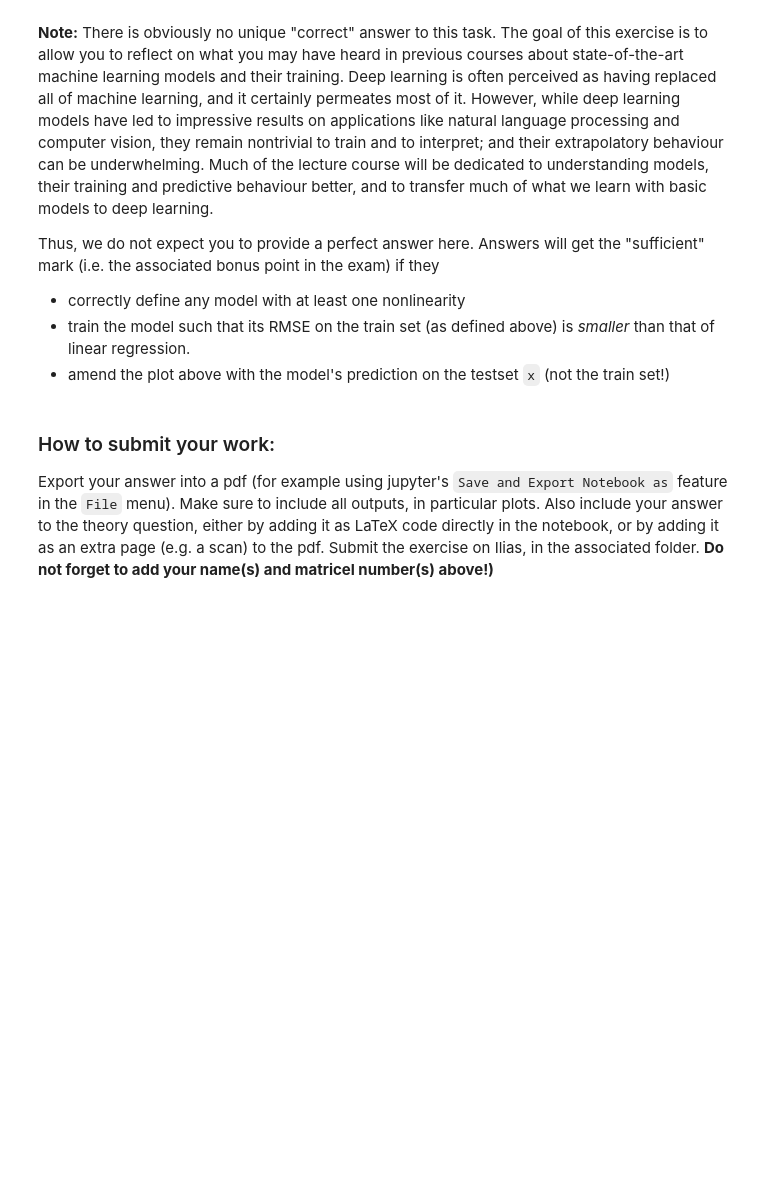
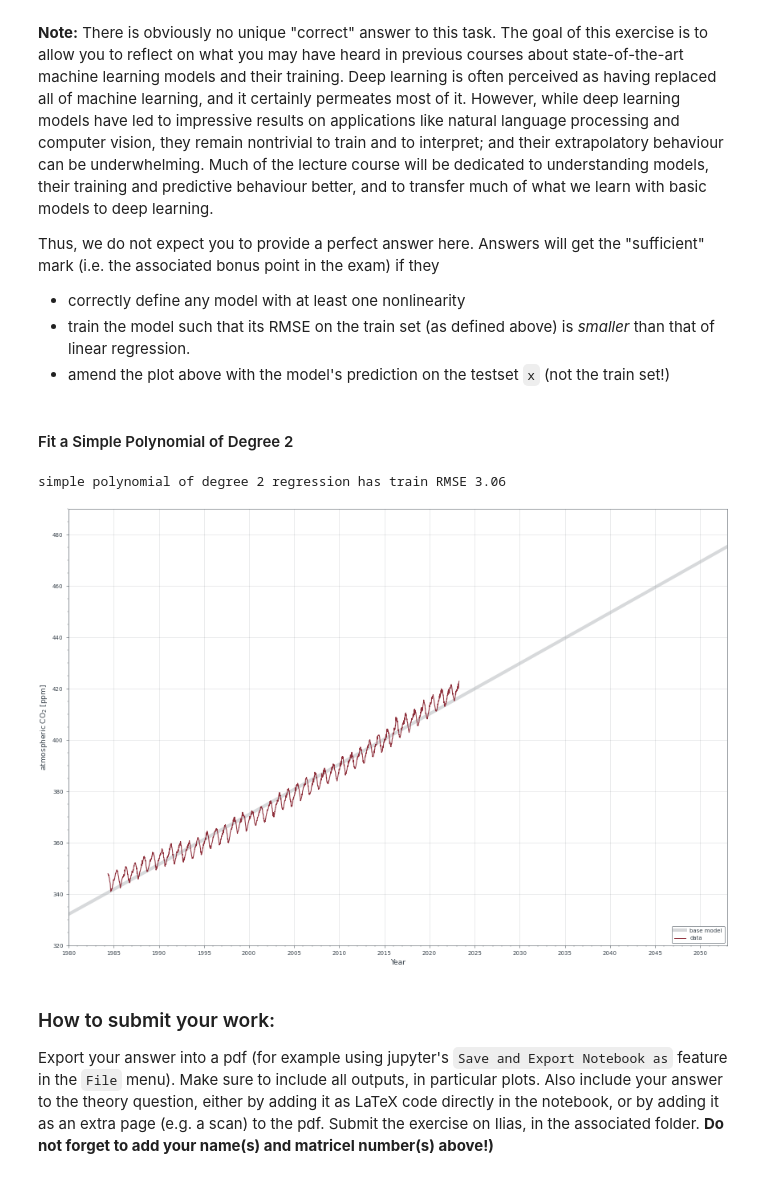
Before and after one commit to Bozcomlekci/PML, a Jupyter notebook: Ex01.ipynb, the cells around one changed output. Saved outputs shown, nothing was run; the diff lists cells and outputs as text; code cells hidden in the pictures; blank space fills up the shorter version.

Commit message:
Polynomial of  degree 2

```diff
--- a/Ex01.ipynb
+++ b/Ex01.ipynb
@@ -158,3 +156,36 @@ Thus, we do not expect you to provide a perfect answer here. Answers will get th
+# %% [markdown]
+#### Fit a Simple Polynomial of Degree 2
+# %%
+# Fit a polynomial of degree 2 to the X data.
+phi = jnp.stack([jnp.ones(len(X)), jnp.asarray(X), jnp.asarray(X) ** 2])
+w = jnp.linalg.solve((phi @ phi.T), phi @ Y)
+Ypred_LinReg = w[0] + w[1] * X + w[2] * X ** 2
+
+# Compute the RMSE.
+print(f"simple polynomial of degree 2 regression has train RMSE {loss(Ypred_LinReg):0.2f}")
+
+# Plot the data and the polynomial.
+fig, ax = plt.subplots()
+# Change figure size
+fig.set_size_inches(12, 8)
+x = jnp.linspace(1980, 2053, 200)
+ax.plot(x, w[0] + w[1] * x + w[2] * x ** 2, color=rgb.tue_gray,
+        lw=4, alpha=0.5, label="base model")
+ax.plot(X, Y, label="data")
+
+ax.set_xlabel("Year")
+ax.set_ylabel("atmospheric CO$_2$ [ppm]")
+ax.xaxis.set_major_locator(ticker.MultipleLocator(5))
+ax.xaxis.set_minor_locator(ticker.MultipleLocator(1))
+ax.yaxis.set_major_locator(ticker.MultipleLocator(20))
+ax.yaxis.set_minor_locator(ticker.MultipleLocator(5))
+ax.set_xlim([1980, 2053])
+ax.set_ylim([320, 490])
+ax.grid(which="major", axis="both")
+ax.legend(loc="lower right", framealpha=1, facecolor="w");
+# %% [output]
+simple polynomial of degree 2 regression has train RMSE 3.06
+[figure, added]
 # %% [markdown]
 ### How to submit your work:
 
```
Also changed, not shown: parts of 1 cell of this notebook.
